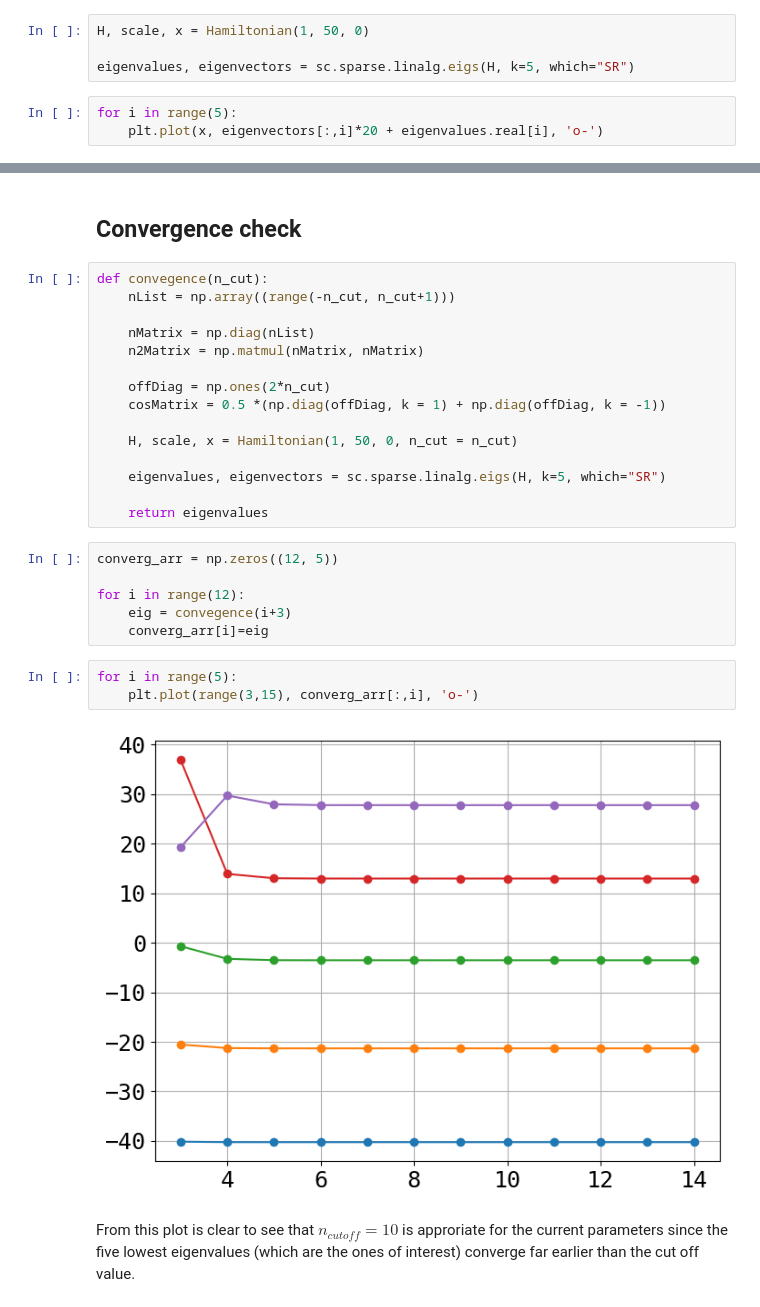
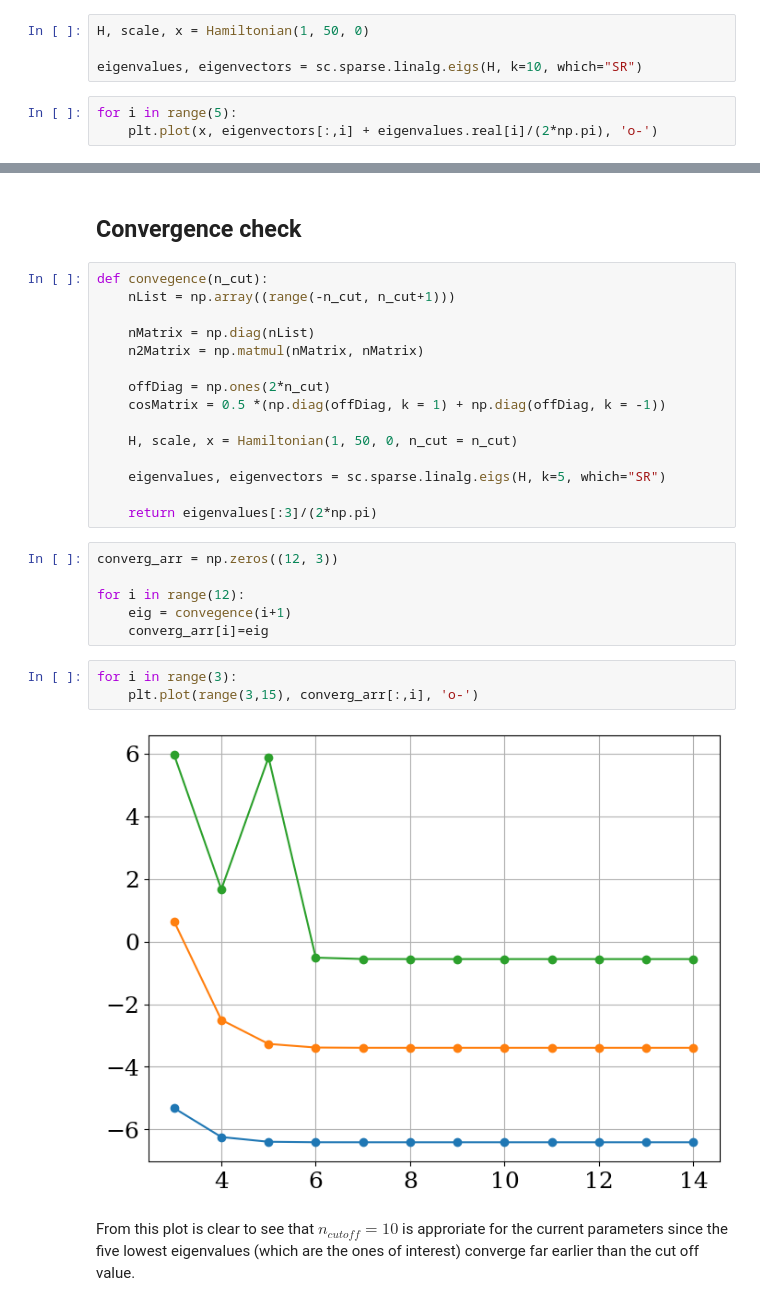
Before and after one commit to Shellf1sh/Superconducting-Qubits-Course, a Jupyter notebook: Week3/Week3code.ipynb, the cells around one changed output, grey strips where cells are left out. Cells and saved outputs as stored; diff of their text form.

```diff
--- a/Week3/Week3code.ipynb
+++ b/Week3/Week3code.ipynb
@@ -31,8 +39,8 @@ def Hamiltonian(E_C, E_J, phi_e, d=1, n_cut = nCutoff):
 # %%
 H, scale, x = Hamiltonian(1, 50, 0)
 
-eigenvalues, eigenvectors = sc.sparse.linalg.eigs(H, k=5, which="SR")
+eigenvalues, eigenvectors = sc.sparse.linalg.eigs(H, k=10, which="SR")
 # %%
 for i in range(5):
-    plt.plot(x, eigenvectors[:,i]*20 + eigenvalues.real[i], 'o-')
+    plt.plot(x, eigenvectors[:,i] + eigenvalues.real[i]/(2*np.pi), 'o-')
 # %% [output]
@@ -53,18 +61,18 @@ def convegence(n_cut):
 
     eigenvalues, eigenvectors = sc.sparse.linalg.eigs(H, k=5, which="SR")
 
-    return eigenvalues
+    return eigenvalues[:3]/(2*np.pi)
 # %%
-converg_arr = np.zeros((12, 5))
+converg_arr = np.zeros((12, 3))
 
 for i in range(12):
-    eig = convegence(i+3)
+    eig = convegence(i+1)
     converg_arr[i]=eig
 # %%
-for i in range(5):
+for i in range(3):
     plt.plot(range(3,15), converg_arr[:,i], 'o-')
 # %% [output]
-[figure, old version]
+[figure, new version]
 # %% [markdown]
 From this plot is clear to see that $n_{cutoff}=10$ is approriate for the current parameters since the five lowest eigenvalues (which are the ones of interest) converge far earlier than the cut off value.
 # %% [markdown]
```
Also changed, not shown: parts of 25 cells of this notebook.
